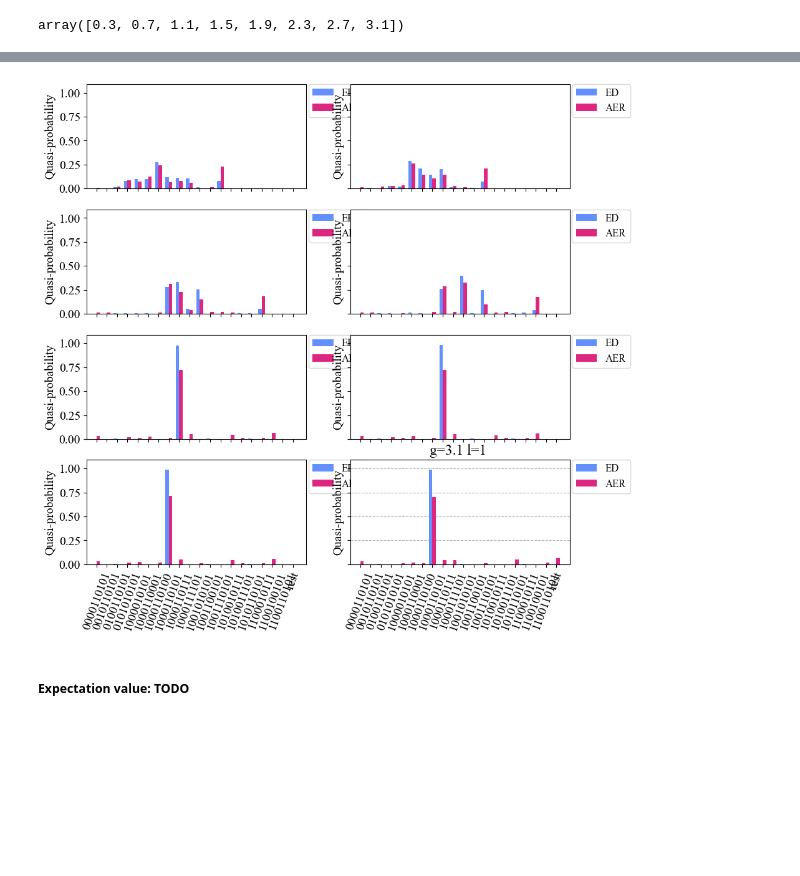
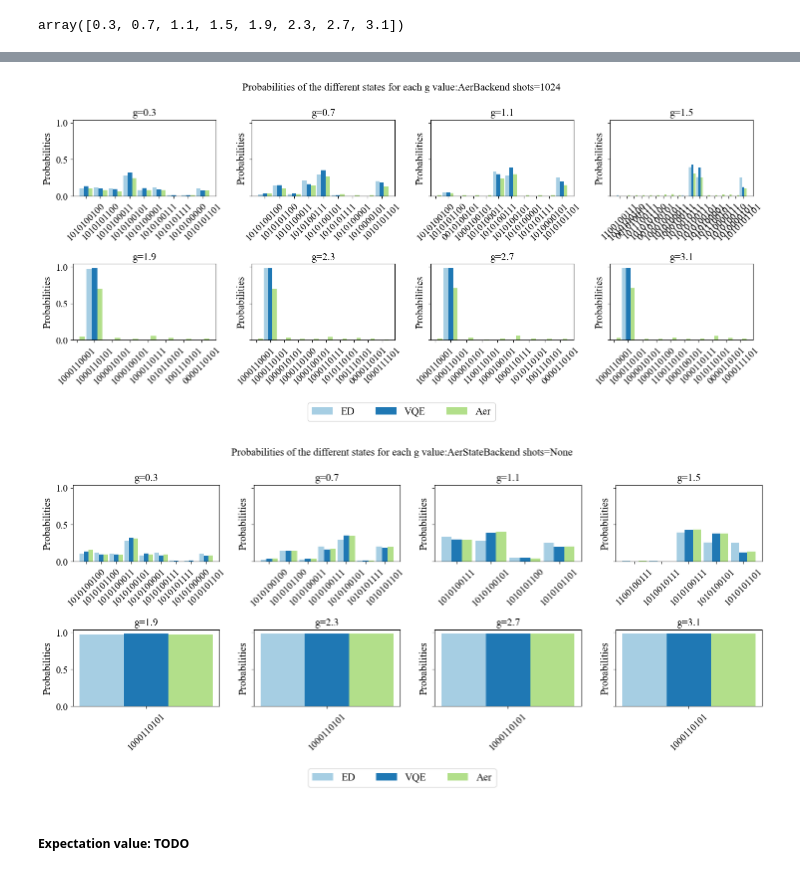
Before and after one commit to ariannacrippa/QC_lattice_H, a Jupyter notebook: notebooks/Quantinuum/static_potential_fermions_pytket.ipynb, the cells around one changed output, grey strips where cells are left out. Drawn from its saved outputs; the diff is of its cells as text; code cells hidden in the pictures; blank space fills up the shorter version.

Commit message:
added histogram for data probabilities

```diff
--- a/notebooks/Quantinuum/static_potential_fermions_pytket.ipynb
+++ b/notebooks/Quantinuum/static_potential_fermions_pytket.ipynb
@@ -505,5 +566,16 @@ from qiskit_aer.noise import NoiseModel
 # %%
-from qiskit_ibm_provider import IBMProvider
-# Load a previously saved account.
-provider = IBMProvider(instance='ibm-q-desy/internal/lft')
-backend = provider.get_backend("ibm_cusco")
+aer_backend = AerStateBackend()
+nshots=None
+
+# aer_backend = AerBackend()
+# nshots=1024
+
+
+# from qiskit_ibm_provider import IBMProvider
+# from qiskit_aer.noise import NoiseModel
+# # Load a previously saved account.
+# provider = IBMProvider(instance='ibm-q-desy/internal/lft')
+# backend = provider.get_backend("ibm_cusco")
+# nshots=1024
+# noisemodel=NoiseModel.from_backend(backend)
+# aer_backend=AerBackend(noise_model=noisemodel)
@@ -512,11 +582,14 @@ noisemodel=NoiseModel.from_backend(backend)
-# %%
-aer_backend=AerBackend(noise_model=noisemodel)
 # %%
 dict_aer_tot=[]
 dict_ed_tot=[]
+dict_vqe_tot=[]
 for index,g in zip(indices,g_values_file[indices]):
-    print(f'g={g}')
+    print(f'g={np.round(g,2)}')
     dict_ed_tot.append(dict_ed_file[index])
+    #dict_vqe_tot.append(dict_vqe_file[index])
+    #XXX use last point for vqe results
+    dict_vqe_tot.append(Statevector(qc_tot2.assign_parameters(parameters_list_file[index])).probabilities_dict())
+
     circuit = qiskit_to_tk(qc_tot2.assign_parameters(parameters_list_file[index]))
     # map between qubits of the old circuit and the new circuit
     new_circuit = Circuit(len(circuit.qubits))
@@ -544,6 +617,7 @@ for index,g in zip(indices,g_values_file[indices]):
     result = aer_backend.get_result(handle)
 
     probs = ProbabilityDistribution.from_empirical_distribution(result.get_empirical_distribution())
+    #probs=probs_from_counts(aer_backend.get_result(handle).get_counts())
     dict_aer = {"".join(str(bit) for bit in k[::-1]): v for k, v in probs.as_dict().items()}
     dict_aer_tot.append(dict_aer)
 # %% [output]
@@ -558,23 +632,12 @@ g=3.1000000000000005
-# %%
-from qiskit.visualization import plot_distribution
-
-width = 510
-
-fig, ax = plt.subplots(4, 2, figsize=(10, 10), sharex=True, sharey=True)
-
-for i,g,dict_ed,dict_aer in zip(range(len(g_values_file[indices])),g_values_file[indices],dict_ed_tot,dict_aer_tot):
-    plot_distribution(
-    [dict_ed, dict_aer],
-    figsize=set_size(width),
-    legend=["ED", "AER"],
-    bar_labels=False,
-    number_to_keep=10,
-    sort="asc",
-    title=f"g={np.round(g,2)} l=1 ",
-    ax=ax[i//2,i%2]
-)
-# %% [output]
-[figure, removed]
+# %%
+#noise model ibm cusco
+plot_data_func(g_values_file[indices],[dict_ed_tot,dict_vqe_tot,dict_aer_tot],['ED','VQE','Aer'],aer_backend,nshots)
+# %% [output]
+[figure, added]
+# %%
+plot_data_func(g_values_file[indices],[dict_ed_tot,dict_vqe_tot,dict_aer_tot],['ED','VQE','Aer'],aer_backend,nshots)
+# %% [output]
+[figure, added]
 # %% [markdown]
 ##### Expectation value: TODO
 # %%
```
Also changed, not shown: parts of 13 cells of this notebook.
